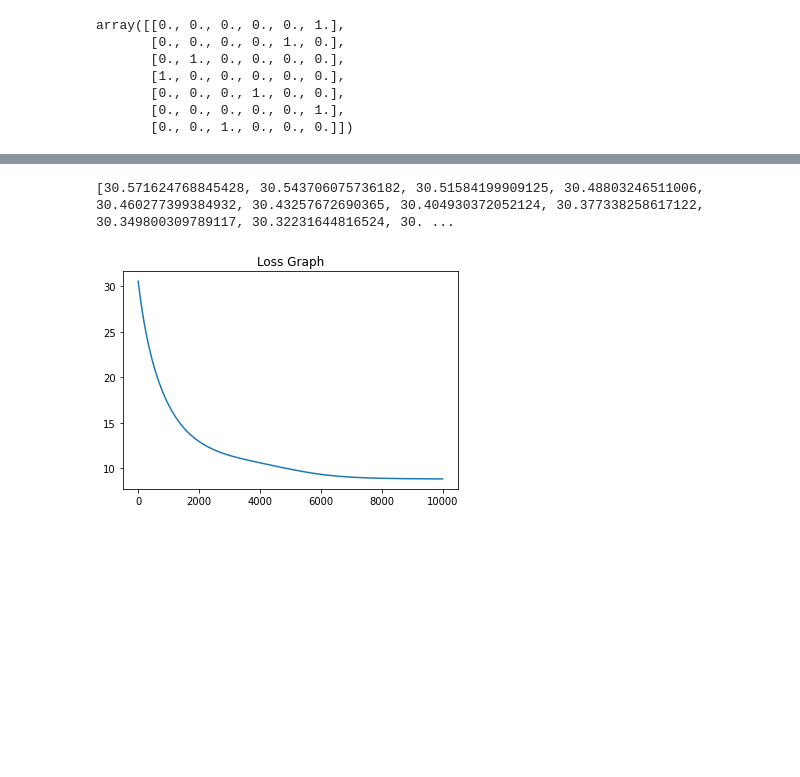
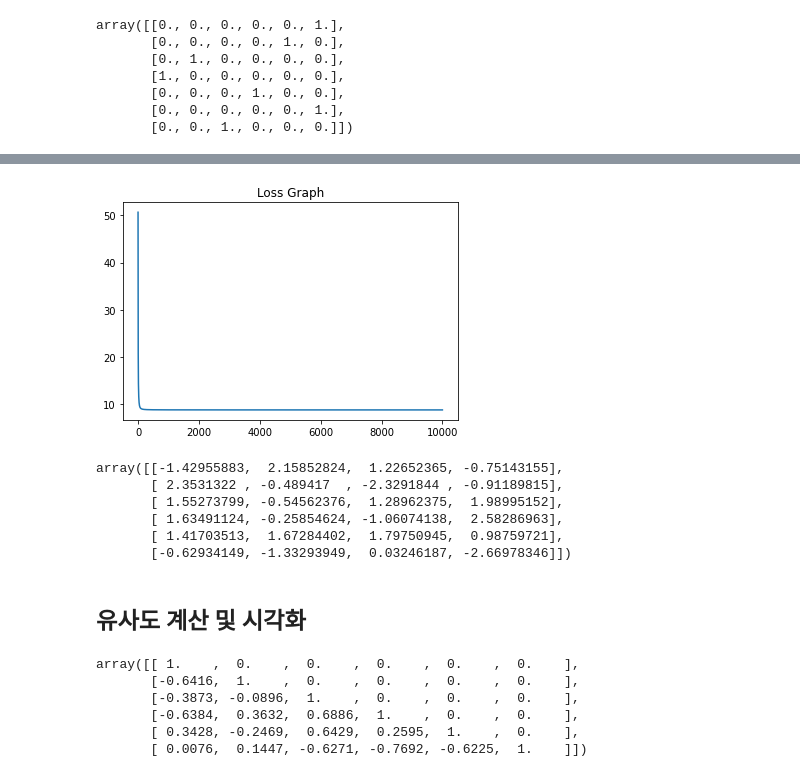
Before and after one commit to insightcampus/2020-inno-nlp-c-deeplearning, a Jupyter notebook: tkyang/Word2vec구현_.ipynb, the cells around one changed output, grey strips where cells are left out. Saved outputs shown, nothing was run; the diff lists cells and outputs as text; code cells hidden in the pictures; blank space fills up the shorter version.

Commit message:
Word2vec 유사도 추가

```diff
--- a/tkyang/Word2vec구현_.ipynb
+++ b/tkyang/Word2vec구현_.ipynb
@@ -61,15 +64,3 @@ W2 = np.random.randn(Hidden_node,len(uni_tokens))
 
 def Softmax(x):
     return np.exp(x) / sum(np.exp(x))
-
-# Feed Foward
-H = np.dot(X, W1)
-# o = Softmax(np.dot(H, W2))
-o = []
-o1 = np.dot(H, W2)
-for i,v in enumerate(o1):
-    o.append(Softmax(v))
-print(o)
-loss_ls = []
-loss_ls.append(-np.multiply(Y, np.log(o)).sum())
-loss_ls
@@ -91,31 +67,41 @@ loss_ls
 # %%
 epoch = 10000
+loss_ls = []
 for epoch in range(epoch):
 
-    # dW2 = H.T * (o-Y)
-    # dW1 = X.T * (W2 * (0-Y).T).T
-    dW2 = np.dot(H.T, (o-Y))
-    dW1 = np.dot(X.T, np.dot(W2, (0-Y).T).T)
-
-    # gradient descent
-    learning_rate = 0.0003
-    W2 += -learning_rate * dW2
-    W1 += -learning_rate * dW1
-
+    # Feed Forward
     H = np.dot(X, W1)
     o1 = np.dot(H, W2)
     o = []
     for i,v in enumerate(o1):
         o.append(Softmax(v))
 
     loss_ls.append(-np.multiply(Y, np.log(o)).sum())
-print(loss_ls)
+
+    dW2 = np.dot(H.T, (o-Y))
+    dW1 = np.dot(X.T, np.dot(W2, (o-Y).T).T)
+
+    # gradient descent
+    learning_rate = 0.03
+    W2 += -learning_rate * dW2
+    W1 += -learning_rate * dW1
+
 def Loss_graph(loss_ls):
     plt.plot(loss_ls)
     plt.title('Loss Graph')
     plt.show()
 
 Loss_graph(loss_ls)
 # %% [output]
-[30.571624768845428, 30.543706075736182, 30.51584199909125, 30.48803246511006, 30.460277399384932, 30.43257672690365, 30.404930372052124, 30.377338258617122, 30.349800309789117, 30.32231644816524, 30. ...
-[figure, old version]
+[figure, new version]
+# %%
+W1
+# %% [output]
+array([[-1.42955883,  2.15852824,  1.22652365, -0.75143155],
+       [ 2.3531322 , -0.489417  , -2.3291844 , -0.91189815],
+       [ 1.55273799, -0.54562376,  1.28962375,  1.98995152],
+       [ 1.63491124, -0.25854624, -1.06074138,  2.58286963],
+       [ 1.41703513,  1.67284402,  1.79750945,  0.98759721],
+       [-0.62934149, -1.33293949,  0.03246187, -2.66978346]])
+# %% [markdown]
+## 유사도 계산 및 시각화
@@ -121,0 +125,10 @@ Loss_graph(loss_ls)
+# %%
+word2vec_simil = calc_similarity_matrix(W1)
+word2vec_simil
+# %% [output]
+array([[ 1.    ,  0.    ,  0.    ,  0.    ,  0.    ,  0.    ],
+       [-0.6416,  1.    ,  0.    ,  0.    ,  0.    ,  0.    ],
+       [-0.3873, -0.0896,  1.    ,  0.    ,  0.    ,  0.    ],
+       [-0.6384,  0.3632,  0.6886,  1.    ,  0.    ,  0.    ],
+       [ 0.3428, -0.2469,  0.6429,  0.2595,  1.    ,  0.    ],
+       [ 0.0076,  0.1447, -0.6271, -0.7692, -0.6225,  1.    ]])
```
Also changed, not shown: parts of 8 cells of this notebook.
